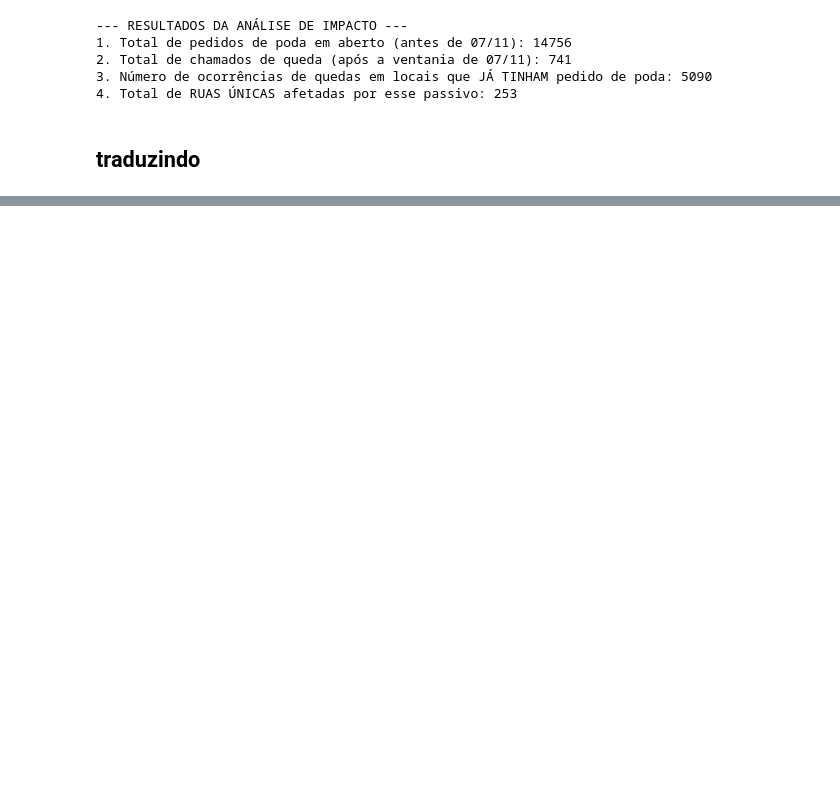
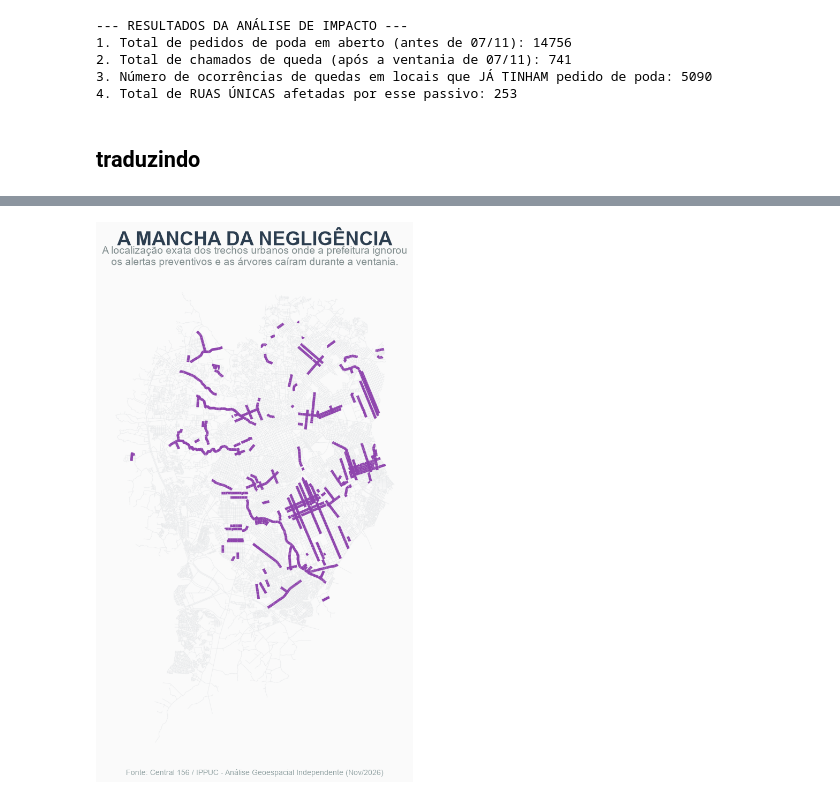
Before and after one commit to letrein/156---arvores, a Jupyter notebook: analise 156.ipynb, the cells around one changed output, grey strips where cells are left out. Saved outputs shown, nothing was run; the diff lists cells and outputs as text; code cells hidden in the pictures; blank space fills up the shorter version.

```diff
--- a/analise 156.ipynb
+++ b/analise 156.ipynb
@@ -321,0 +642,33 @@ Ruas de Cruzamento (Roxo): 2166
+# %%
+import matplotlib.pyplot as plt
+
+# 1. Configurar o tamanho e estilo da figura (Formato quadrado/retrato para jornais)
+fig, ax = plt.subplots(figsize=(12, 12), facecolor='#FAFAFA')
+ax.set_facecolor('#FAFAFA')
+ax.axis('off') # Remove os eixos de latitude e longitude
+
+# 2. Desenhar a malha viária completa de Curitiba (Fundo cinza claro)
+# Isso substitui o mapa de internet da Esri e cria uma identidade visual muito mais limpa
+gdf_ruas.plot(ax=ax, color='#E5E7E9', linewidth=0.5, alpha=0.8)
+
+# 3. Sobrepor os trechos de negligência (O cruzamento exato em roxo/vermelho escuro)
+if not gdf_cruzamento_mapa.empty:
+    gdf_cruzamento_mapa.plot(ax=ax, color='#8E44AD', linewidth=3.5, alpha=1.0)
+
+# 4. Títulos (Design Editorial)
+plt.text(0.5, 1.05, "A MANCHA DA NEGLIGÊNCIA",
+         fontsize=26, fontweight='heavy', ha='center', color='#2C3E50', transform=ax.transAxes)
+plt.text(0.5, 1.01, "A localização exata dos trechos urbanos onde a prefeitura ignorou\nos alertas preventivos e as árvores caíram durante a ventania.",
+         fontsize=14, ha='center', color='#7F8C8D', transform=ax.transAxes)
+
+# 5. Fonte e Créditos
+plt.text(0.5, -0.02, "Fonte: Central 156 / IPPUC - Análise Geoespacial Independente (Nov/2026)",
+         fontsize=10, ha='center', color='#95A5A6', transform=ax.transAxes)
+
+# 6. Salvar em altíssima resolução (300 DPI é o padrão da indústria gráfica)
+plt.savefig('mapa_estatico_imprensa.png', dpi=300, bbox_inches='tight', facecolor='#FAFAFA')
+
+# Exibir no notebook
+plt.show()
+# %% [output]
+[figure, added]
```
Also changed, not shown: parts of 13 cells of this notebook, 1 other file.
